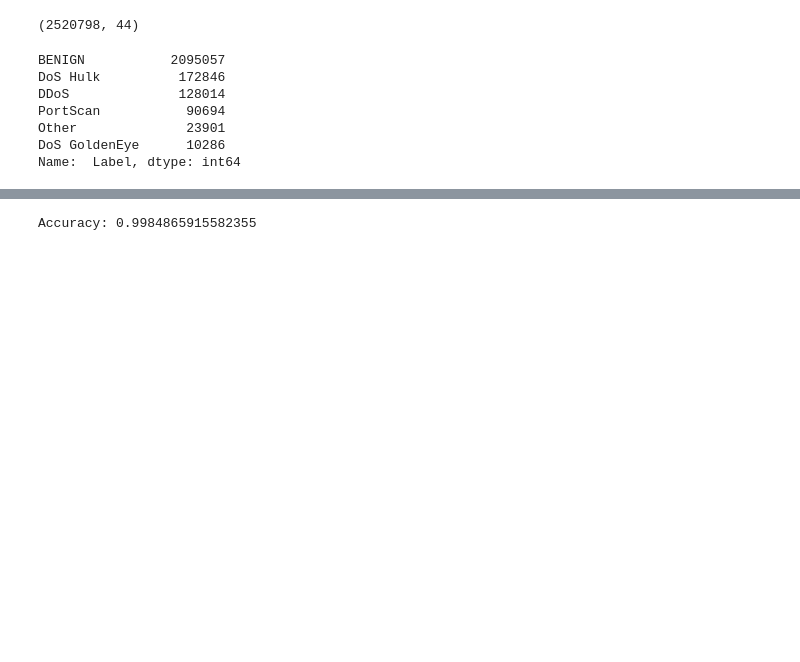
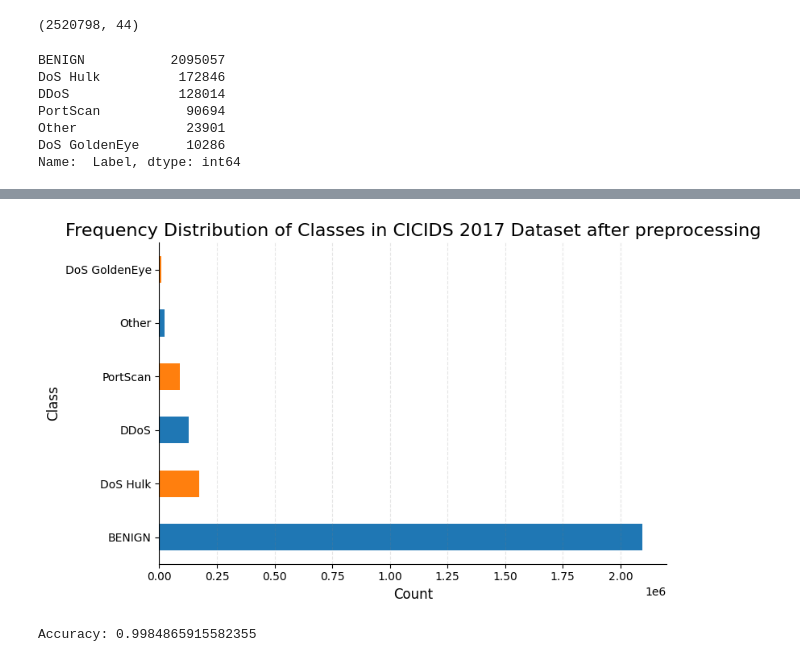
Before and after one commit to jagdish4501/Network-intrusion-Detection, a Jupyter notebook: MLONCICIDS/Random_Forest_CICIDS.ipynb, the cells around one changed output, grey strips where cells are left out. Drawn from its saved outputs; the diff is of its cells as text; code cells hidden in the pictures; blank space fills up the shorter version.

```diff
--- a/MLONCICIDS/Random_Forest_CICIDS.ipynb
+++ b/MLONCICIDS/Random_Forest_CICIDS.ipynb
@@ -5,6 +5,6 @@ import time
 import pandas as pd
 from scipy import stats
 # %%
-DATASET_PATH='/content/drive/MyDrive/Colab Notebooks/preprocesd_cicids.csv'
+DATASET_PATH='../Data Set/CICIDS/preprocesd_cicids.csv'
 print(DATASET_PATH)
 # %% [output]
@@ -86,3 +86,7 @@ PortScan           90694
 Other              23901
 DoS GoldenEye      10286
 Name:  Label, dtype: int64
+# %%
+# Count the number of instances for each class
+class_counts = df[' Label'].value_counts()
+print(class_counts)
@@ -89,3 +101,21 @@ Name:  Label, dtype: int64
+# %%
+import matplotlib.pyplot as plt
+import seaborn as sns
+# Create a horizontal bar plot of the frequency distribution of classes
+fig, ax = plt.subplots(figsize=(8, 5))
+class_counts.plot(kind='barh', color=['#1f77b4', '#ff7f0e'])
+ax.set_title('Frequency Distribution of Classes in CICIDS 2017 Dataset after preprocessing', fontsize=16)
+ax.set_xlabel('Count', fontsize=12)
+ax.set_ylabel('Class', fontsize=12)
+ax.spines['right'].set_visible(False)
+ax.spines['top'].set_visible(False)
+ax.xaxis.grid(True, linestyle='--', color='gray', alpha=0.2)
+ax.tick_params(axis='both', which='major', labelsize=10)
+
+plt.tight_layout()
+plt.show()
+# %% [output]
+[figure, added]
 # %%
 from sklearn.ensemble import RandomForestClassifier
 from sklearn.model_selection import train_test_split
```
Also changed, not shown: parts of 4 cells of this notebook, 13 other files.
